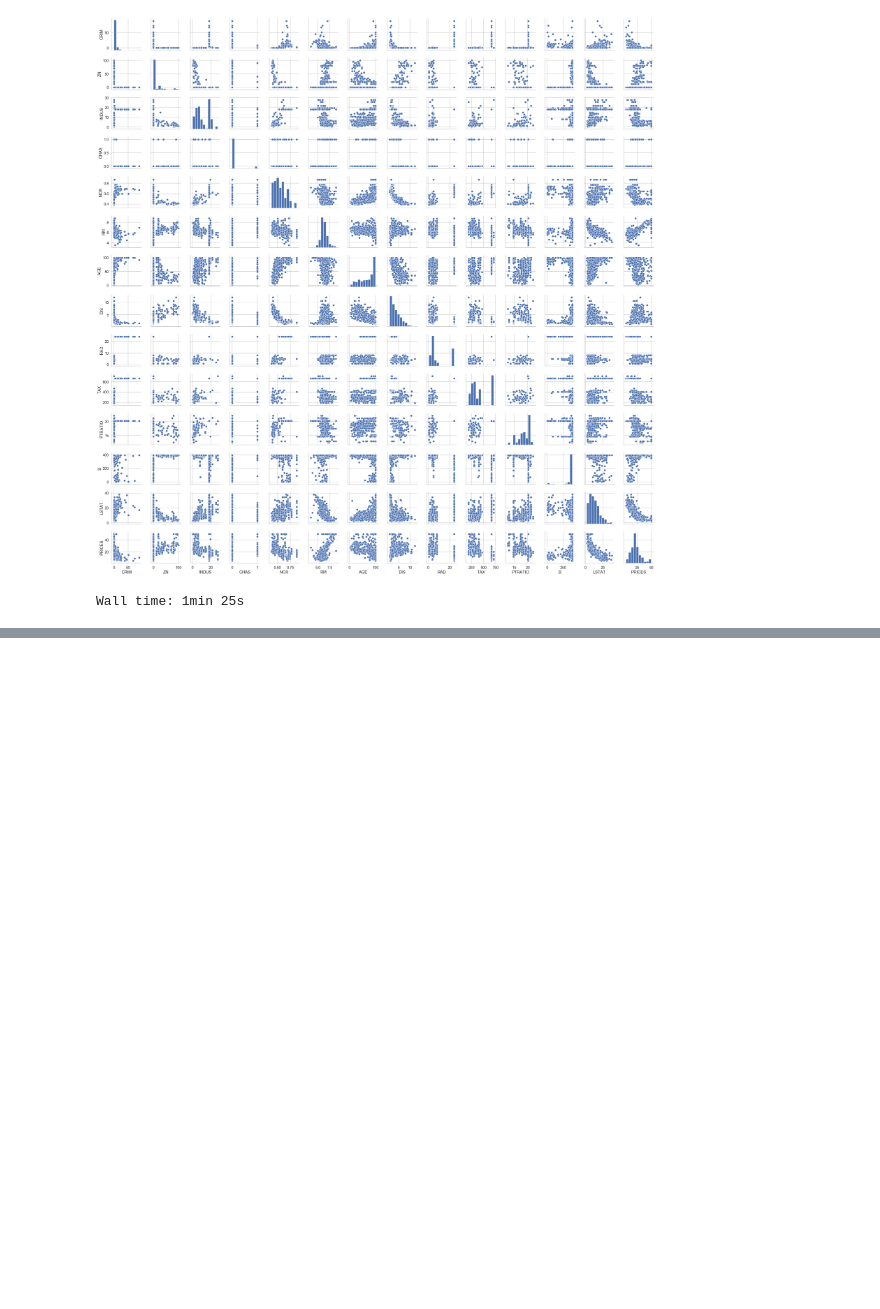
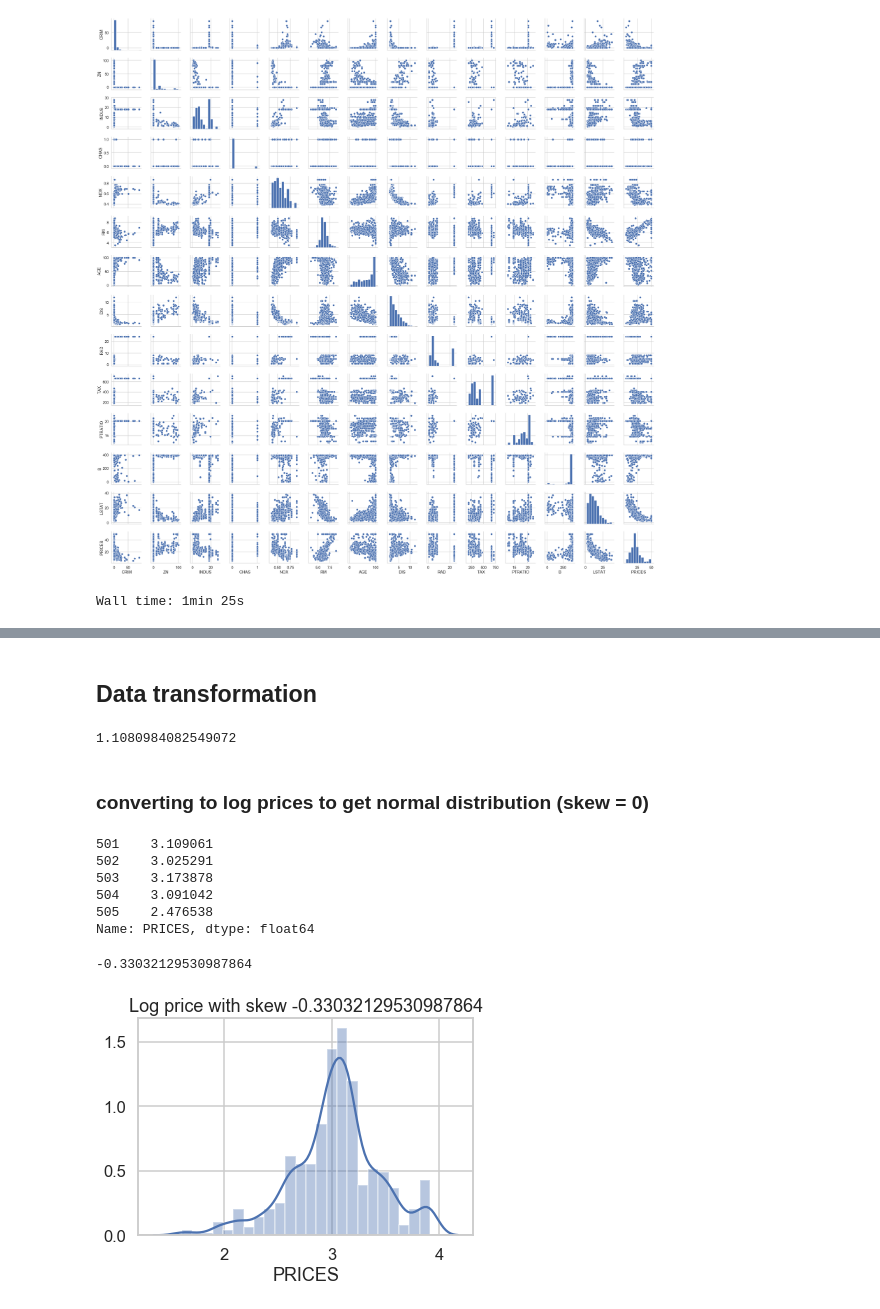
Before and after one commit to Nagaraj-U/Boston-Houseprice-Predictions, a Jupyter notebook: Boston_HousePrices_Prediction.ipynb, the cells around one changed output, grey strips where cells are left out. Cells and saved outputs as stored; diff of their text form; code cells hidden in the pictures; blank space fills up the shorter version.

Commit message:
add log prices
improving model by taking log values of target values thus improving skew from 1.1 to -0.33 and also increasing r-squared values

```diff
--- a/Boston_HousePrices_Prediction.ipynb
+++ b/Boston_HousePrices_Prediction.ipynb
@@ -585,0 +651,29 @@ Wall time: 2min 5s
+# %% [markdown]
+## Data transformation
+# %%
+data['PRICES'].skew()
+# %% [output]
+1.1080984082549072
+# %% [markdown]
+### converting to log prices to get normal distribution (skew = 0)
+# %%
+y_log = np.log(data['PRICES'])
+y_log.tail()
+# %% [output]
+501    3.109061
+502    3.025291
+503    3.173878
+504    3.091042
+505    2.476538
+Name: PRICES, dtype: float64
+# %%
+y_log.skew()
+# %% [output]
+-0.33032129530987864
+# %%
+#comparing skew values with Normal price and Log price (skew shoul near to 0)
+sns.distplot(y_log)
+plt.title(f'Log price with skew {y_log.skew()}')
+plt.show()
+# %% [output]
+[figure, added]
```
Also changed, not shown: parts of 20 cells of this notebook.
